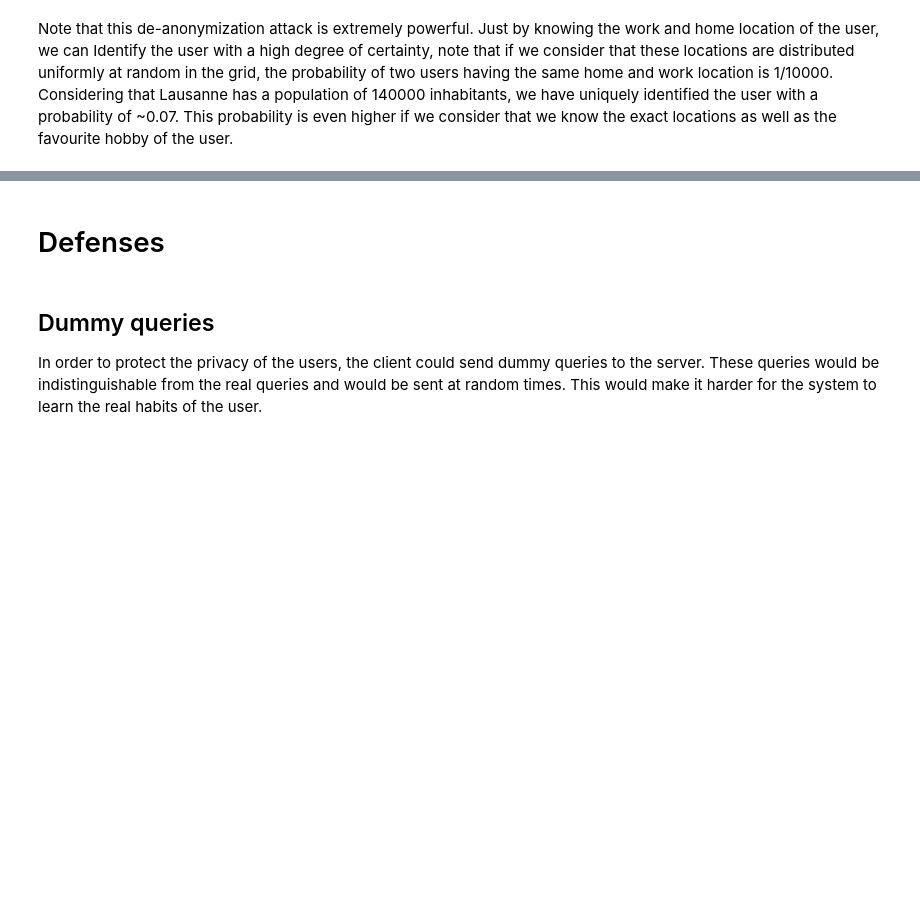
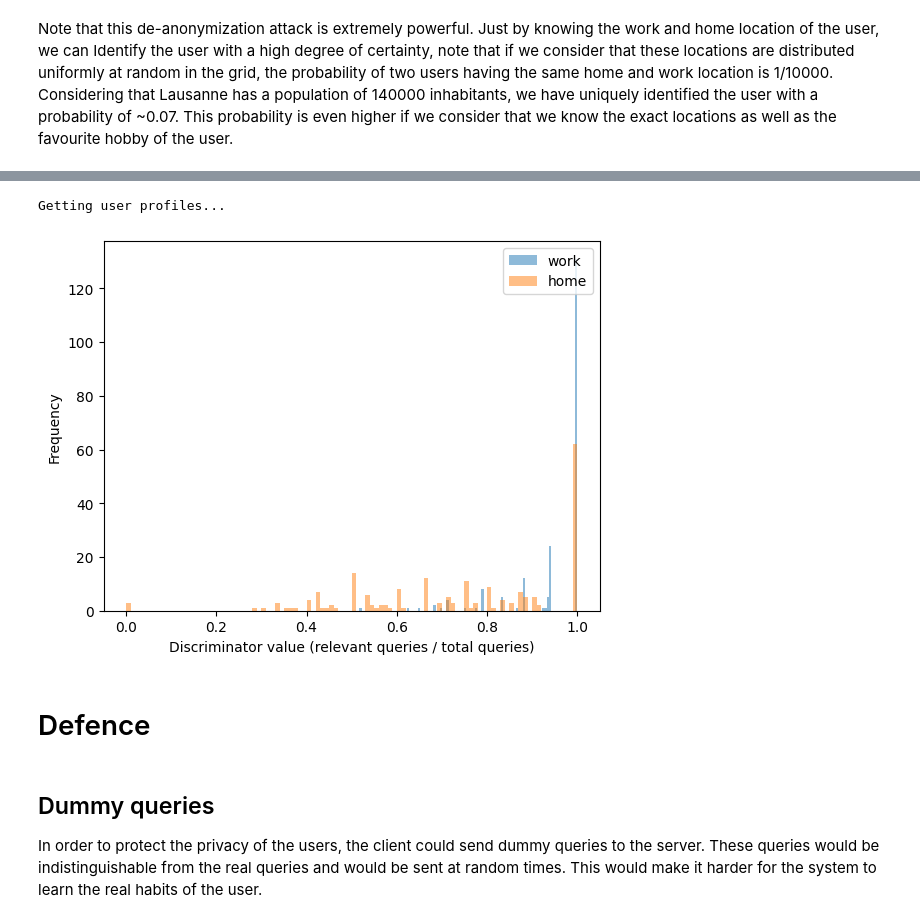
Before and after one commit to Cesar199999/CS-523, a Jupyter notebook: secretstroll/privacy_evaluation/privacy_evaluation.ipynb, the cells around one changed output, grey strips where cells are left out. Cells and saved outputs as stored; diff of their text form; code cells hidden in the pictures; blank space fills up the shorter version.

```diff
--- a/secretstroll/privacy_evaluation/privacy_evaluation.ipynb
+++ b/secretstroll/privacy_evaluation/privacy_evaluation.ipynb
@@ -240,0 +247,3 @@ of the user.
+# %%
+# Let's create the experiment
+experiment = Experiments(query_loader.queries, poi_loader)
@@ -240,0 +256,5 @@ of the user.
+# %%
+experiment.location_learning_difficulty()
+# %% [output]
+Getting user profiles...
+[figure, added]
@@ -241,5 +263,5 @@ of the user.
 # %% [markdown]
-# Defenses
+# Defence
 # %% [markdown]
 ## Dummy queries
 
```
Also changed, not shown: parts of 11 cells of this notebook, 4 other files.
